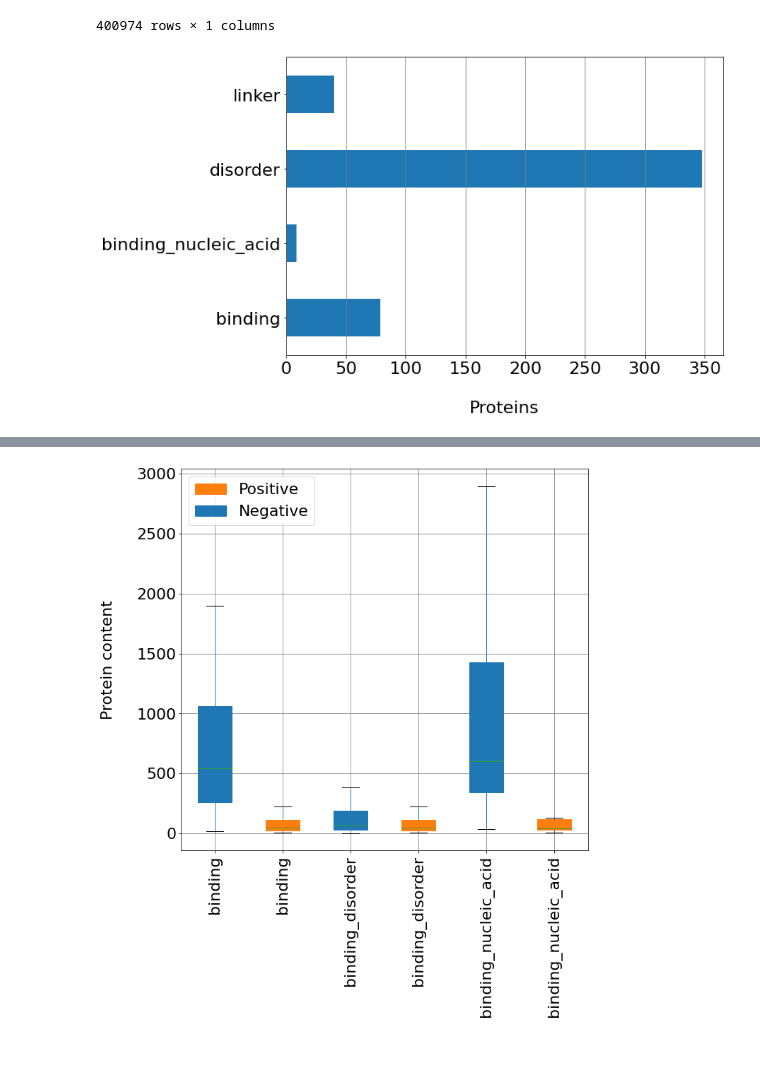
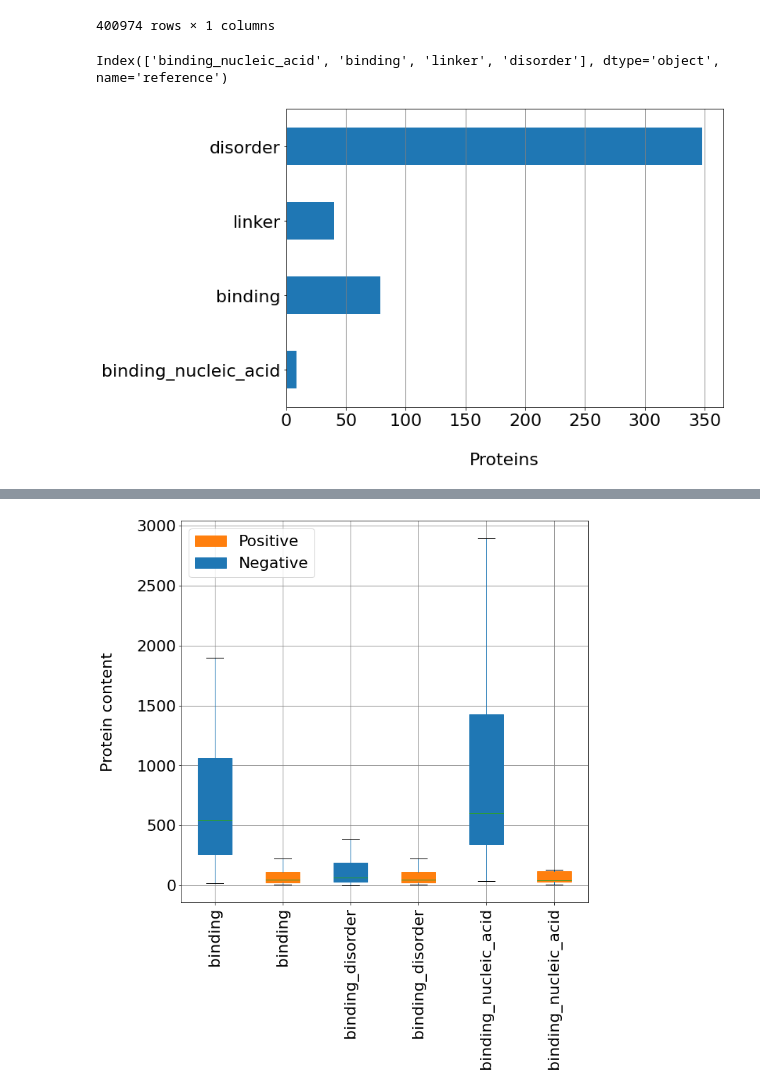
Before and after one commit to BioComputingUP/caid2-reference, a Jupyter notebook: src/references_stats.ipynb, the cells around one changed output, grey strips where cells are left out. Saved outputs shown, nothing was run; the diff lists cells and outputs as text; code cells hidden in the pictures; blank space fills up the shorter version.

Commit message:
Plot for presentation

```diff
--- a/src/references_stats.ipynb
+++ b/src/references_stats.ipynb
@@ -92,21 +92,24 @@ df_references.loc[idx[:, ['disorder', 'linker', 'binding', 'binding_nucleic_acid
 400974 rows × 1 columns
 # %%
 # Proteins
-df2 = df_references.loc[idx[:, ['disorder', 'linker', 'binding', 'binding_nucleic_acid'], :, :, :], :].sort_values(by)
-df2 = df2.reset_index(level='disprot_id').groupby(['reference'])['disprot_id'].nunique().reset_index().set_index('reference')
-# print(df2)
+df2 = df_references.loc[idx[:, ['disorder', 'linker', 'binding', 'binding_nucleic_acid'], :, :, :], :]
+
+sorterIndex = dict(zip(['binding_nucleic_acid', 'binding', 'linker', 'disorder'], range(4)))
+df2 = df2.reset_index(level='disprot_id').groupby(['reference'])['disprot_id'].nunique().reset_index().set_index('reference').sort_values(by='reference', key=lambda x: x.map(sorterIndex))
+print(df2.index.get_level_values('reference').unique())
 
 fig, ax = plt.subplots(figsize=(10, 7))
 df2.plot(kind='barh', width=0.5, ax=ax)
 ax.xaxis.grid()
 # ax.set_ybound(-1, 4)
 ax.get_legend().remove()
 ax.set_xlabel('Proteins', labelpad=30)
 
 fig.gca().set_ylabel("")
 fig.savefig("{}/stat_proteins.png".format(fig_dir), dpi=300, bbox_inches='tight')
 # %% [output]
+Index(['binding_nucleic_acid', 'binding', 'linker', 'disorder'], dtype='object', name='reference')
-[figure, old version]
+[figure, new version]
 # %%
 # TODO print the ratio (%) on top of the bars
 for group, df_g in df_references.groupby(level='group'):
```
Also changed, not shown: parts of 3 cells of this notebook.
